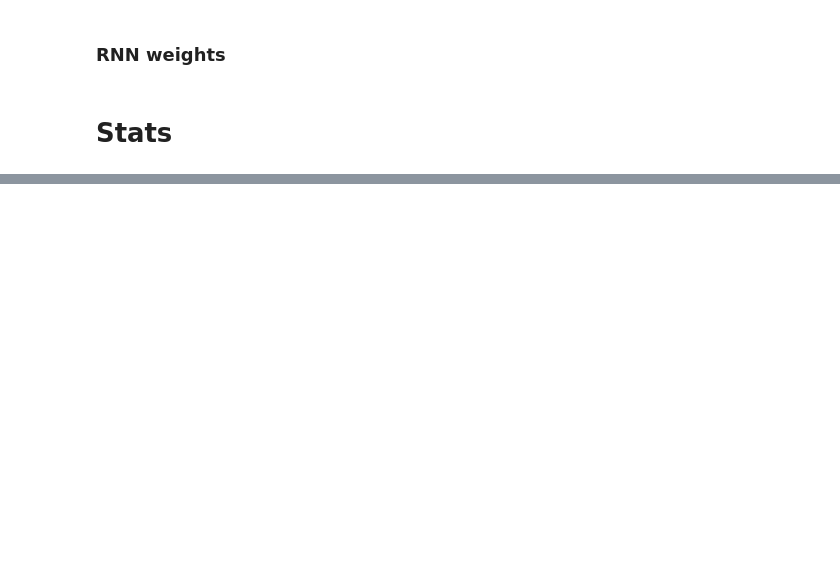
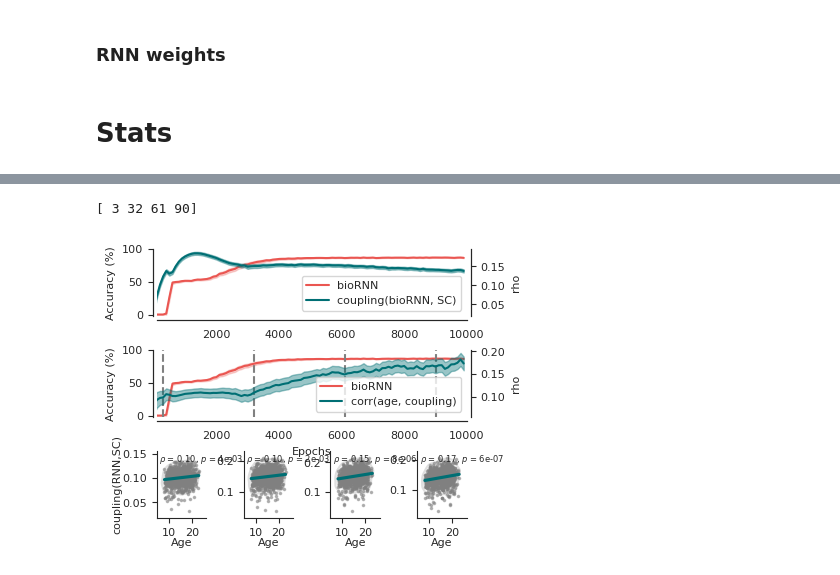
Before and after one commit to LindenParkesLab/neuro_rnn, a Jupyter notebook: scripts/results_rnn_vs_structural_connectome.ipynb, the cells around one changed output, grey strips where cells are left out. Drawn from its saved outputs; the diff is of its cells as text; code cells hidden in the pictures; blank space fills up the shorter version.

```diff
--- a/scripts/results_rnn_vs_structural_connectome.ipynb
+++ b/scripts/results_rnn_vs_structural_connectome.ipynb
@@ -272,22 +208,6 @@ def get_corr_fast(x, y):
             corr_coef[i, j] = (x[i] - mu_a[i]) @ (y[j] - mu_b[j]) / k / sig_a[i] / sig_b[j]
 
     return corr_coef
-# %%
-df_human['age_group'] = np.zeros(n_subjects)
-n_quantiles = 3
-quantiles = np.linspace(0, 1, n_quantiles+1)[1:]
-print(quantiles)
-for i, q in enumerate(quantiles):
-    thresh = np.quantile(df_human['age'], q=q)
-    if i == 0:
-        mask = df_human['age'] <= thresh
-    else:
-        mask = np.logical_and(df_human['age'] <= thresh, df_human['age'] > previous_thresh)
-    df_human.loc[mask, 'age_group'] = i
-    previous_thresh = thresh
-
-print(df_human.groupby('age_group')['age'].count())
-print(df_human.groupby('age_group')['age'].mean())
 # %%
 if which_feature == 'edge':
     # weight_mask = Am_human > 0
@@ -365,9 +287,7 @@ print(age_corr.shape, age_corr_mean.shape)
 # %%
-fig_width = 8.5
-fig_height = 6
+fig_width = 4
+fig_height = 3.5
 f = plt.figure(layout=None, figsize=(fig_width, fig_height))
-cbar_width = 2.5
-column_width = (100 - cbar_width) / 4
 gs = f.add_gridspec(nrows=3, ncols=4, hspace=0.5, wspace=0.75)
 ax1 = f.add_subplot(gs[0, :])
 ax1_twin = ax1.twinx()
@@ -381,79 +301,65 @@ ax3_3 = f.add_subplot(gs[2, 3])
 ax3_list = [ax3_0, ax3_1, ax3_2, ax3_3]
 
 x = np.arange(0, n_epochs + x_step, x_step)
-# indices = [3, 10, 50, 80]
-# indices = [50, 100, 150, 175]
-# indices = np.linspace(25, n_logged_epochs-25, 4).astype(int)
-indices = np.linspace(2.5, n_logged_epochs-10, 4).astype(int)
+indices = np.linspace(3, n_logged_epochs-10, 4).astype(int)
 print(indices)
 n_indices = len(indices)
 
-# row 1, 2
-color_palette = sns.color_palette("Set2")
-# add accuracy to both
+# row 1, 2 : add accuracy to both
+my_colors = get_my_colors()
 accuracy_mean = test_accuracy.mean(axis=0)*100
 accuracy_std = test_accuracy.std(axis=0)*100
 ci = 1.96 * (accuracy_std / np.sqrt(n_runs))
 accuracy_ci_lower = accuracy_mean - ci
 accuracy_ci_upper = accuracy_mean + ci
 for this_ax in [ax1, ax2]:
-    this_ax.plot(x, accuracy_mean, color=color_palette[0], label='RNN-SA')
-    this_ax.fill_between(x, accuracy_ci_lower, accuracy_ci_upper, color=color_palette[0], alpha=0.25)
+    this_ax.plot(x, accuracy_mean, color=my_colors['raspberry_blush'], label='bioRNN')
+    this_ax.fill_between(x, accuracy_ci_lower, accuracy_ci_upper, color=my_colors['raspberry_blush'], alpha=0.25)
     this_ax.set_ylim([-2.5, 100])
     this_ax.set_xlim([x_start*100, (n_logged_epochs+x_start-1)*100])
-    this_ax.set_ylabel('Test Accuracy (%)')
-    this_ax.set_xlabel('Epochs')
+    this_ax.set_ylabel('Accuracy (%)')
+ax2.set_xlabel('Epochs')
 
 # row 1
 coupling_mean = feature_corr.mean(axis=-1).mean(axis=0)
 coupling_std = feature_corr.mean(axis=-1).std(axis=0)
 ci = 1.96 * (coupling_std / np.sqrt(n_runs))
-ax1_twin.plot(x, coupling_mean, color='k', label='coupling(RNN,SC)')
-ax1_twin.fill_between(x, coupling_mean - ci, coupling_mean + ci, color='k', alpha=0.25)
-ax1_twin.set_ylabel('coupling(RNN,SC)')
-# color_palette = sns.color_palette("magma", n_colors=n_quantiles)
-# for group in np.arange(n_quantiles):
-#     coupling_mean = feature_corr[:, :, df_human['age_group'] == group].mean(axis=-1).mean(axis=0)
-#     coupling_std = feature_corr[:, :, df_human['age_group'] == group].mean(axis=-1).std(axis=0)
-#     ci = 1.96 * (coupling_std / np.sqrt(n_runs))
-#     ax1_twin.plot(x, coupling_mean, color=color_palette[group])
-#     ax1_twin.fill_between(x, coupling_mean - ci, coupling_mean + ci, color=color_palette[group], alpha=0.25)
-#     ax1_twin.set_ylabel('coupling(RNN,SC)')
+ax1_twin.plot(x, coupling_mean, color=my_colors['north_sea_green'], label='coupling(bioRNN, SC)')
+ax1_twin.fill_between(x, coupling_mean - ci, coupling_mean + ci, color=my_colors['north_sea_green'], alpha=0.4)
+ax1_twin.set_ylabel('rho')
 lines, labels = ax1.get_legend_handles_labels()
 lines2, labels2 = ax1_twin.get_legend_handles_labels()
 ax1_twin.legend(lines + lines2, labels + labels2, loc='lower right')
 
 # row 2
 age_corr_std = age_corr.std(axis=0)
 ci = 1.96 * (age_corr_std / np.sqrt(n_runs))
-ax2_twin.plot(x, age_corr_mean, color='k', label='corr(age,coupling)')
-ax2_twin.fill_between(x, age_corr_mean - ci, age_corr_mean + ci, color='k', alpha=0.25)
-ax2_twin.set_ylabel('Age correlation')
+ax2_twin.plot(x, age_corr_mean, color=my_colors['north_sea_green'], label='corr(age, coupling)')
+ax2_twin.fill_between(x, age_corr_mean - ci, age_corr_mean + ci, color=my_colors['north_sea_green'], alpha=0.4)
+ax2_twin.set_ylabel('rho')
 lines, labels = ax2.get_legend_handles_labels()
 lines2, labels2 = ax2_twin.get_legend_handles_labels()
 ax2_twin.legend(lines + lines2, labels + labels2, loc='lower right')
 
 for this_ax in [ax1, ax1_twin, ax2, ax2_twin]:
     sns.despine(offset=3, trim=False, left=False, right=False, top=True, bottom=False, ax=this_ax)
 
 # row 3
 for i, epoch in enumerate(indices):
     if i == 0:
         ylabel = 'coupling(RNN,SC)'
     else:
         ylabel = ''
     my_reg_plot(x=df_human['age'], y=feature_corr_mean[epoch-x_start],
-    # my_reg_plot(x=df_human['age'], y=feature_corr[0, epoch-x_start],
-                xlabel='Age', ylabel=ylabel, ax=ax3_list[i], annotate='spearman')
+                xlabel='Age', ylabel=ylabel, ax=ax3_list[i], annotate='spearman', fontsize=6)
     sns.despine(offset=0, trim=False, left=False, right=True, top=True, bottom=False, ax=ax3_list[i])
-    ax3_list[i].set_title('Epoch: {0}'.format(epoch*100))
 
     # add vertical lines to other plots
-    # ax0.axvline(epoch-x_start, color='gray', linestyle='--')
-    # ax1.axvline(epoch*100, color='gray', linestyle='--')
     ax2.axvline(epoch*100, color='gray', linestyle='--')
 
-file_str2 = '{0}_corr(RNN_sc,{1}_sc).png'.format(file_str, dataset)
-# f.suptitle(file_str2)
+file_str2 = '{0}_corr(RNN_sc,{1}_sc).svg'.format(file_str, dataset)
 plt.show()
 f.savefig(os.path.join(outdir, file_str2), dpi=300, bbox_inches='tight', pad_inches=0.01)
+# %% [output]
+[ 3 32 61 90]
+[figure, added]
```
Also changed, not shown: parts of 16 cells of this notebook.
